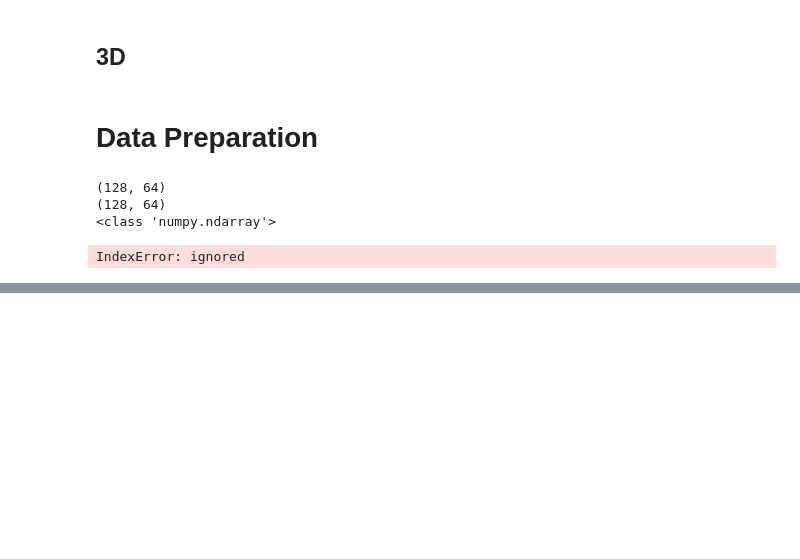
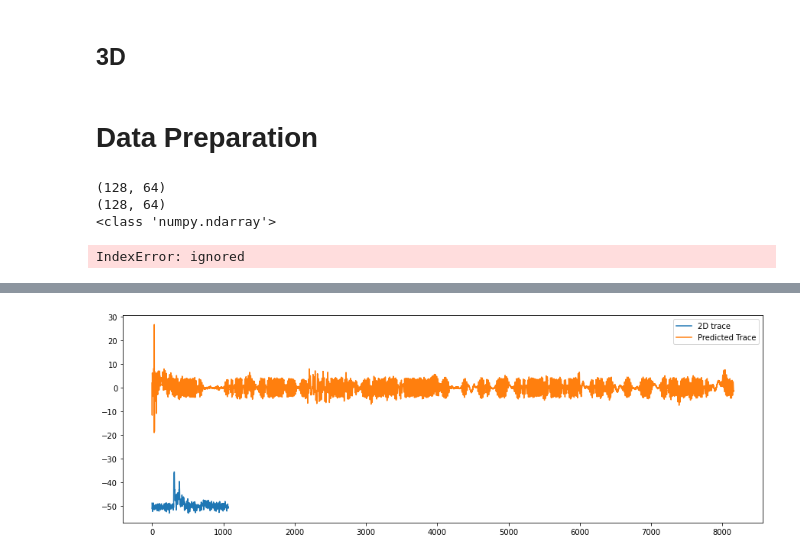
Before and after one commit to astroChance/RadNET, a Jupyter notebook: MPnet_workbook.ipynb, the cells around one changed output, grey strips where cells are left out. Saved outputs shown, nothing was run; the diff lists cells and outputs as text; code cells hidden in the pictures; blank space fills up the shorter version.

```diff
--- a/MPnet_workbook.ipynb
+++ b/MPnet_workbook.ipynb
@@ -1030,0 +1124,96 @@ np.save("/content/drive/My Drive/MPnet/GAN data/Line_1267602000_3Dtrace.npy", Tr
+# %%
+### Load predictions, iSTFT for trace data
+
+PredictImages = []
+for root, dirs, files in os.walk("/content/drive/My Drive/MPnet/GAN data/Dev_Testing_Data/Test_Data/Predictions"):
+    for name in files:
+        if name.endswith(".png"):
+            filename = os.path.join(root, name)
+            PredictImages.append([name, filename])
+
+### Reshape images
+
+Zxx_predicts = np.zeros((3, 65, 256, 4))
+
+for i in range(len(PredictImages)):
+    img = Image.open(PredictImages[i][1])
+    img = np.array(img)
+    img=img[95:(95+65),:]
+    Zxx_predicts[i,:,:,:] = img
+
+### Convert colors to values
+
+colormap = 'jet'
+min_val = -20
+max_val = 0
+
+###  !!!!!! NEED TO VECTORIZE
+for i in range(Zxx_predicts.shape[0]):
+  for j in range(Zxx_predicts.shape[1]):
+    for k in range(Zxx_predicts.shape[2]):
+      Zxx_predicts[i,j,k] = get_val_color(Zxx_predicts[i,j,k,:-1], matplotlib.cm.get_cmap('jet'))
+Zxx_predicts = np.squeeze(Zxx_predicts[:,:,:,1])
+
+multiplier = np.abs(max_val - min_val)
+Zxx_predicts = (Zxx_predicts * multiplier) + min_val
+
+
+### Zxx parameters
+fs = 1 / 0.0000000375     #sample frequency
+nperseg = 128        # Potential nperseg/noverlap combos to use: (128, 96), (256,192/128)
+noverlap = 96
+window = signal.hann(nperseg, sym=False)
+
+
+### Inverse STFT
+
+# currently 3 test examples, choose 0,1,2
+test_predict = 1
+
+
+#### Need to predict phase info (Griffin Lim), half ass it for now and reuse phase info
+
+# run stft on 2D line, pull out phase info
+zip_list =  list(zip(TwoD_Line, trace_list_2D))
+filepath = "/content/drive/My Drive/MPnet/GAN data/2D/" + str(zip_list[test_predict][0]) + ".sgy"
+with segyio.open(filepath, 'r') as segyfile:
+  tr2D = segyfile.trace[zip_list[test_predict][1]][1970:3040]
+
+scaler2D = StandardScaler()
+display_trace_2D_expand = tr2D.reshape((len(tr2D), 1))
+tr2D = scaler2D.fit_transform(display_trace_2D_expand)
+standardized_2D_trace = tr2D[30:-20]
+Upsample_2D = sinc_interp(np.squeeze(standardized_2D_trace), 8)
+
+
+_, _, ZxxTemp = signal.stft(Upsample_2D, window = window, fs = fs, nperseg = nperseg, noverlap=noverlap)
+
+Zxx_Predict = Zxx_predicts[test_predict,:,:] + 1j*ZxxTemp.imag
+
+_, PredictTrace = signal.istft(Zxx_Predict, window = window, fs = fs, nperseg = nperseg, noverlap=noverlap)
+
+
+with segyio.open(Volume3D, 'r') as segyfile:
+  if test_predict == 1:
+    tr3D = segyfile.trace[TraceDict[str(zip_list[0][0])][str(zip_list[0][1])][0]]
+    tr3D = sinc_interp(np.squeeze(tr3D), 8)
+  elif test_predict == 2:
+    tr3D = segyfile.trace[TraceDict[str(zip_list[1][0])][str(zip_list[1][1])][0]]
+    tr3D = sinc_interp(np.squeeze(tr3D), 8)
+  elif test_predict == 3:
+    tr3D = segyfile.trace[TraceDict[str(zip_list[2][0])][str(zip_list[2][1])][0]]
+    tr3D = sinc_interp(np.squeeze(tr3D), 8)
+
+plt.figure(figsize=(15,5))
+plt.plot(Upsample_2D, label="2D trace")
+plt.plot(PredictTrace, label="Predicted Trace")
+plt.legend()
+plt.show()
+
+plt.figure(figsize=(15,5))
+plt.plot(tr3D, label="3D trace")
+plt.plot(PredictTrace, label="Predicted Trace")
+plt.legend()
+plt.show()
+# %% [output]
+[figure, added]
```
Also changed, not shown: parts of 9 cells of this notebook.
